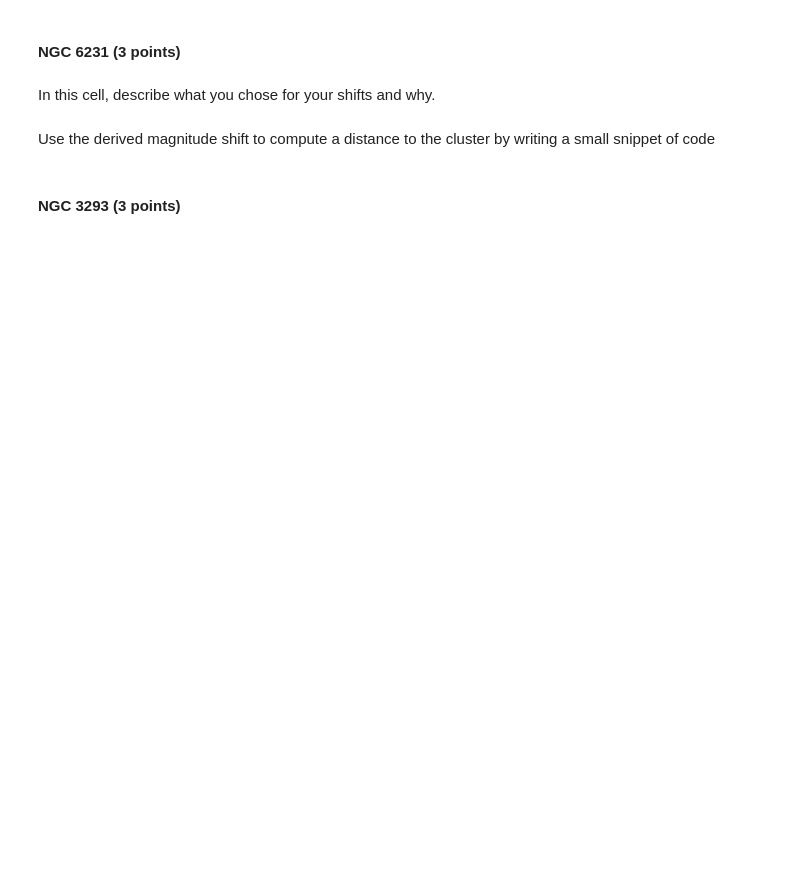
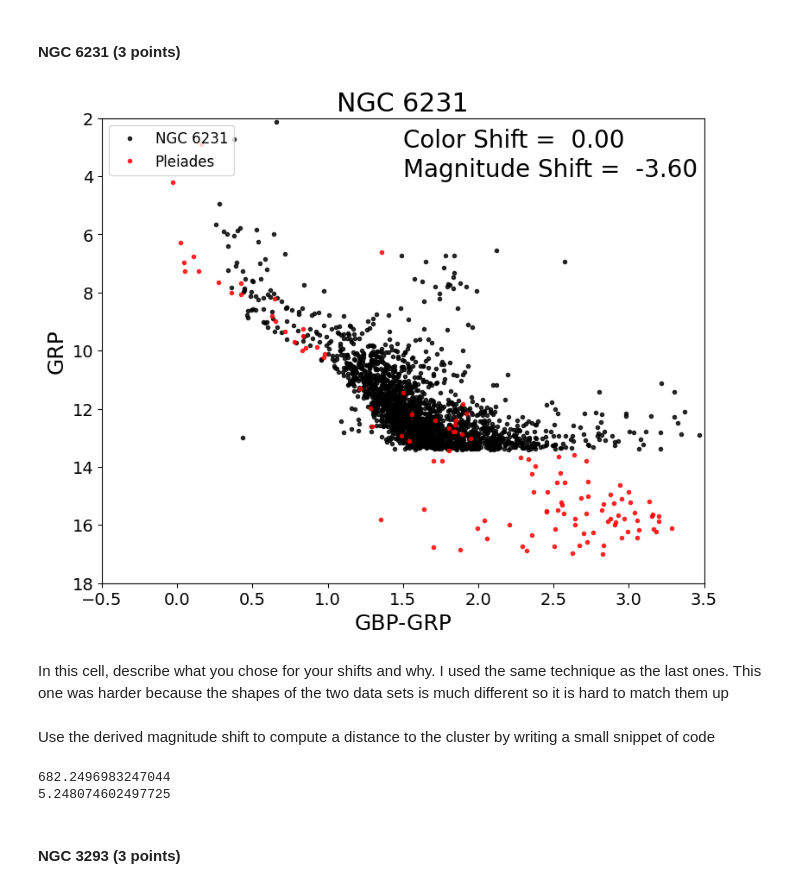
Before and after one commit to Parkerwise/CMD_distmod_student, a Jupyter notebook: cluster_plot_student.ipynb, the cells around one changed output. Saved outputs shown, nothing was run; the diff lists cells and outputs as text; code cells hidden in the pictures; blank space fills up the shorter version.

```diff
--- a/cluster_plot_student.ipynb
+++ b/cluster_plot_student.ipynb
@@ -79,9 +110,12 @@ print(dist_ratio_m36)
 # %% [markdown]
 #### NGC 6231  (3 points)
 # %%
-cp.cmdplot(clustname='NGC 6231',magshift=0.0,colshift=0.0)
+cp.cmdplot(clustname='NGC 6231',magshift=-3.6,colshift=0.0)
+# %% [output]
+[figure, added]
-# %% [markdown]
-In this cell, describe what you chose for your shifts and why.
+# %% [markdown]
+In this cell, describe what you chose for your shifts and why.
+I used the same technique as the last ones. This one was harder because the shapes of the two data sets is much different so it is hard to match them up
 # %% [markdown]
 Use the derived magnitude shift to compute a distance to the cluster by writing a small snippet of code
 # %%
@@ -90,12 +124,17 @@ Use the derived magnitude shift to compute a distance to the cluster by writing
 #### Write code here.
 
 # enter your calculated shift here
-shift_ngc6231 =
+#same methods as the last, using a user defined function
+shift_ngc6231 = magshift_to_distance(-3.6)
+print(shift_ngc6231)
 
 # Assuming the distance to M45 is 130pc write an code expression that converts your shift into the ratio of the distances
 #the Pleiades to this cluster
-dist_ratio_ngc6231 =
+dist_ratio_ngc6231 = shift_ngc6231/130
 print(dist_ratio_ngc6231)
+# %% [output]
+682.2496983247044
+5.248074602497725
 # %% [markdown]
 #### NGC 3293  (3 points)
 # %%
```
Also changed, not shown: parts of 17 cells of this notebook.
